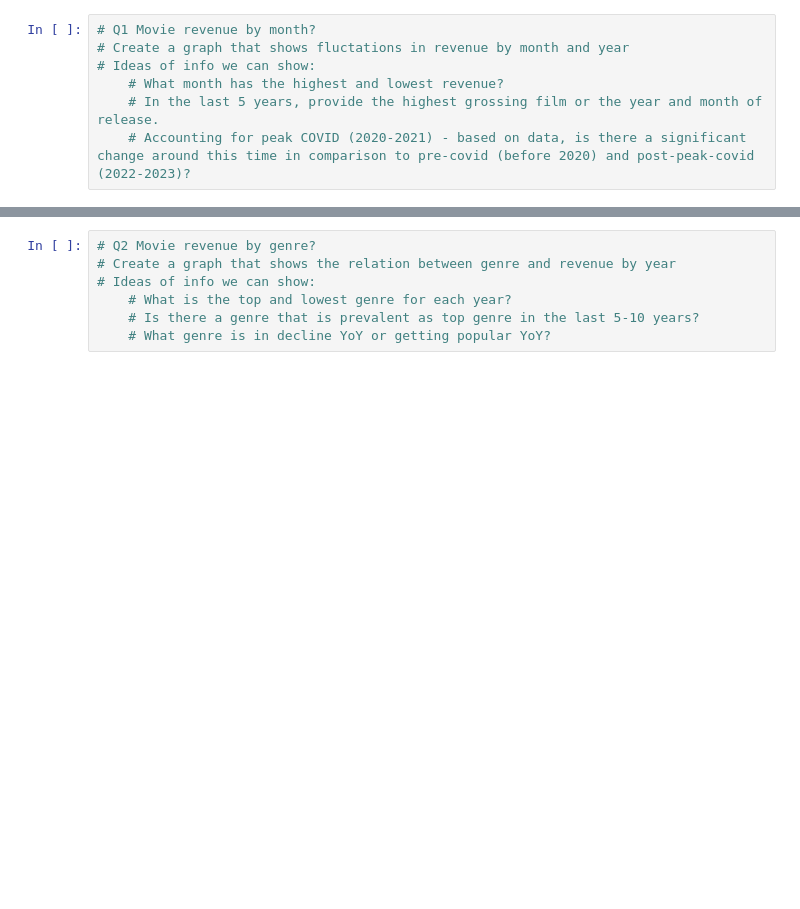
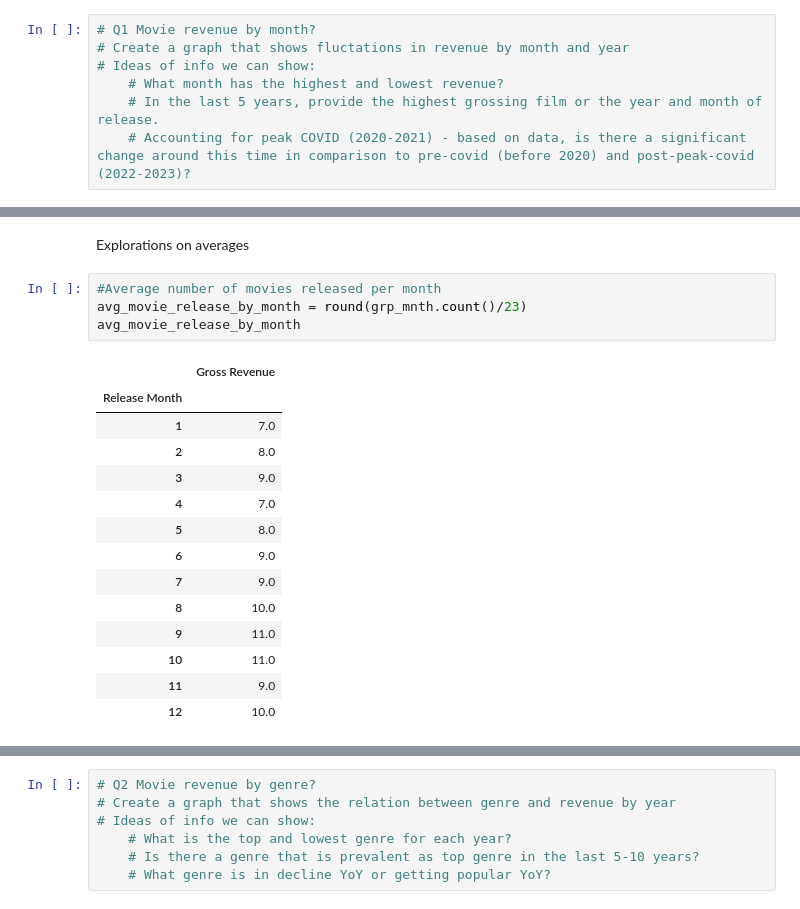
Before and after one commit to calirave/project1, a Jupyter notebook: Data Manipulation/Data Cleaning and Manipulation/Batch 1.ipynb, the cells around one changed output, grey strips where cells are left out. Drawn from its saved outputs; the diff is of its cells as text; blank space fills up the shorter version.

```diff
--- a/Data Manipulation/Data Cleaning and Manipulation/Batch 1.ipynb
+++ b/Data Manipulation/Data Cleaning and Manipulation/Batch 1.ipynb
@@ -72,0 +77,21 @@ plt.show()
+# %% [markdown]
+Explorations on averages
+# %%
+#Average number of movies released per month
+avg_movie_release_by_month = round(grp_mnth.count()/23)
+avg_movie_release_by_month
+# %% [output]
+|  | Gross Revenue |
+| Release Month |  |
+| 1 | 7.0 |
+| 2 | 8.0 |
+| 3 | 9.0 |
+| 4 | 7.0 |
+| 5 | 8.0 |
+| 6 | 9.0 |
+| 7 | 9.0 |
+| 8 | 10.0 |
+| 9 | 11.0 |
+| 10 | 11.0 |
+| 11 | 9.0 |
+| 12 | 10.0 |
```
Also changed, not shown: parts of 6 cells of this notebook, 1 other file.
